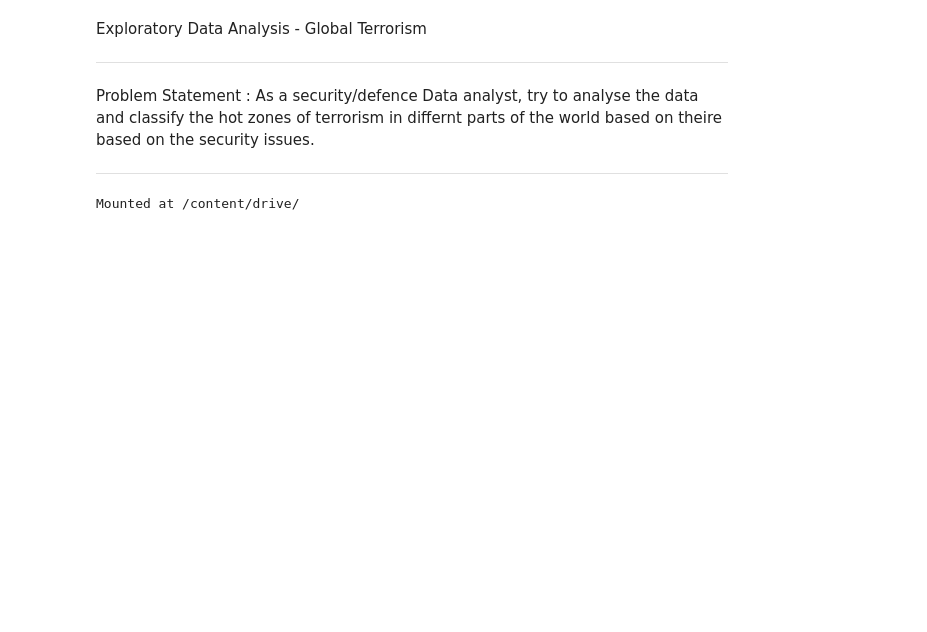
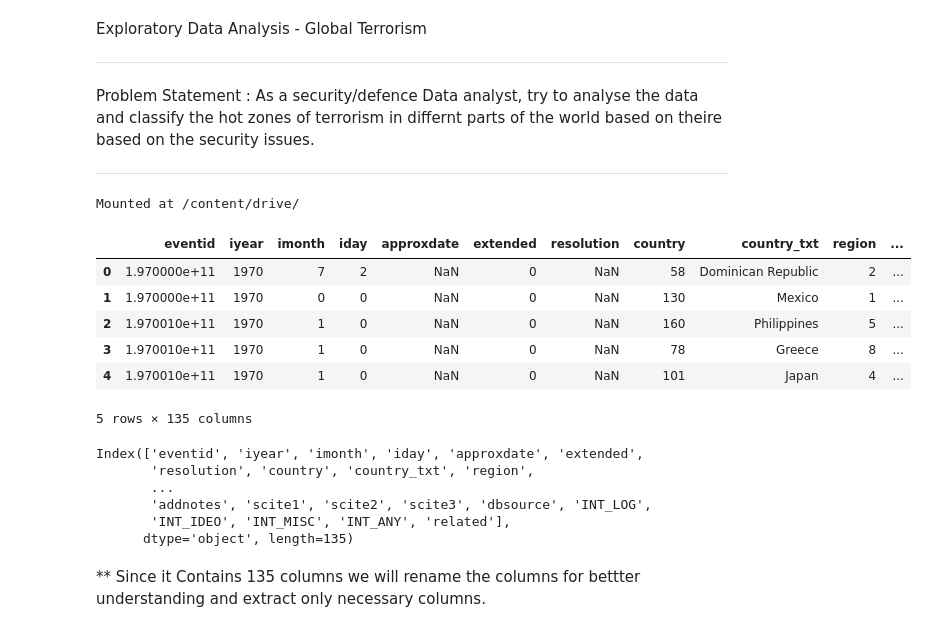
Before and after one commit to PremPatil0129/Global-Terrorism-Data-Analysis, a Jupyter notebook: GlobalTerrorism.ipynb, the cells around one changed output. Saved outputs shown, nothing was run; the diff lists cells and outputs as text; code cells hidden in the pictures; blank space fills up the shorter version.

```diff
--- a/GlobalTerrorism.ipynb
+++ b/GlobalTerrorism.ipynb
@@ -24,3 +24,25 @@ drive.mount('/content/drive/')
 Mounted at /content/drive/
 # %%
 path = '/content/drive/MyDrive/'
+# %%
+data = pd.read_csv(path + 'Global Terrorism Data.csv',encoding='latin-1')
+data.head()
+# %% [output]
+|  | eventid | iyear | imonth | iday | approxdate | extended | resolution | country | country_txt | region | ... |
+| 0 | 1.970000e+11 | 1970 | 7 | 2 | NaN | 0 | NaN | 58 | Dominican Republic | 2 | ... |
+| 1 | 1.970000e+11 | 1970 | 0 | 0 | NaN | 0 | NaN | 130 | Mexico | 1 | ... |
+| 2 | 1.970010e+11 | 1970 | 1 | 0 | NaN | 0 | NaN | 160 | Philippines | 5 | ... |
+| 3 | 1.970010e+11 | 1970 | 1 | 0 | NaN | 0 | NaN | 78 | Greece | 8 | ... |
+| 4 | 1.970010e+11 | 1970 | 1 | 0 | NaN | 0 | NaN | 101 | Japan | 4 | ... |
+5 rows × 135 columns
+# %%
+data.columns
+# %% [output]
+Index(['eventid', 'iyear', 'imonth', 'iday', 'approxdate', 'extended',
+       'resolution', 'country', 'country_txt', 'region',
+       ...
+       'addnotes', 'scite1', 'scite2', 'scite3', 'dbsource', 'INT_LOG',
+       'INT_IDEO', 'INT_MISC', 'INT_ANY', 'related'],
+      dtype='object', length=135)
+# %% [markdown]
+** Since it Contains 135 columns we will rename the columns for bettter understanding and extract only necessary columns.
```
Also changed, not shown: parts of 9 cells of this notebook.
